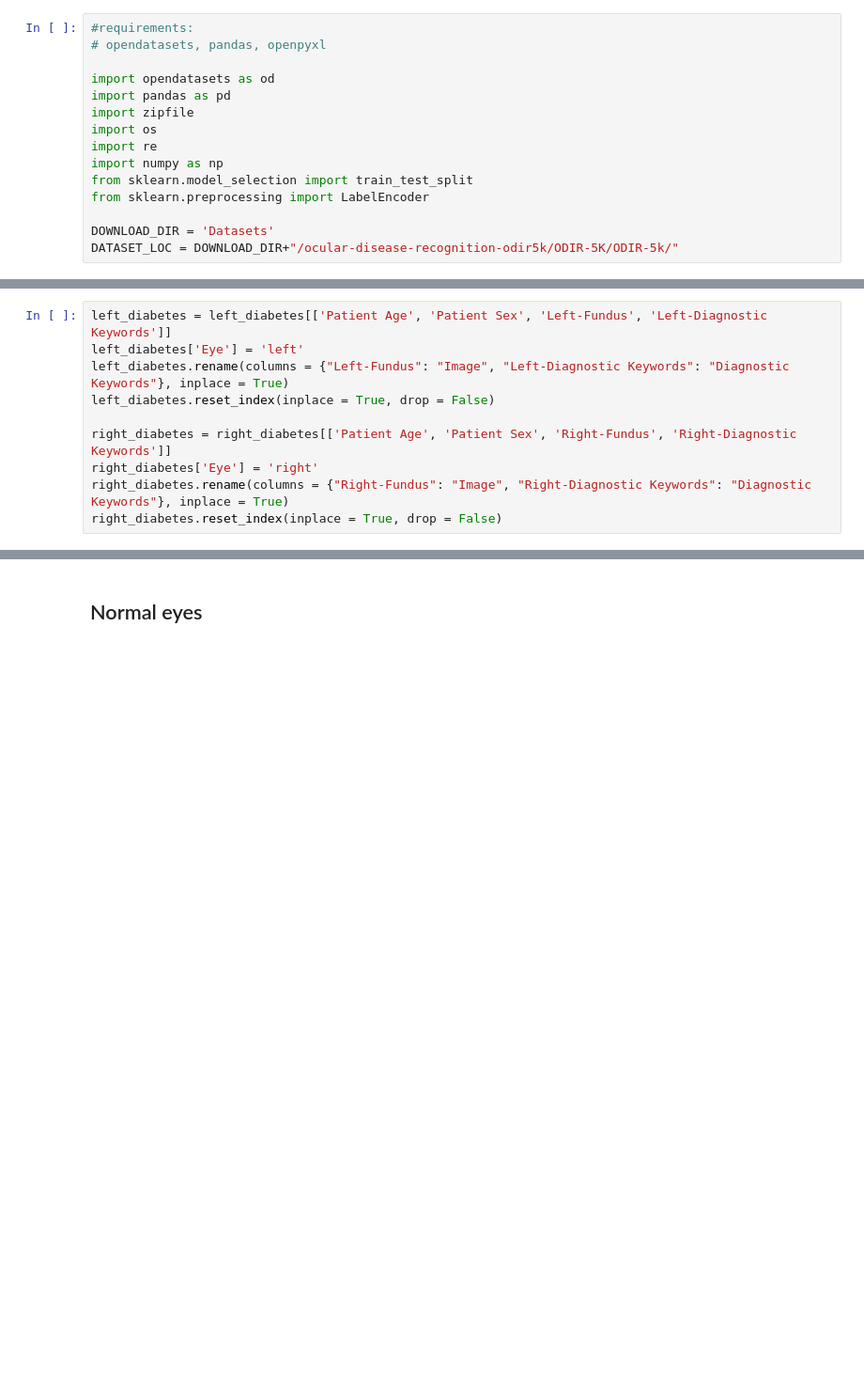
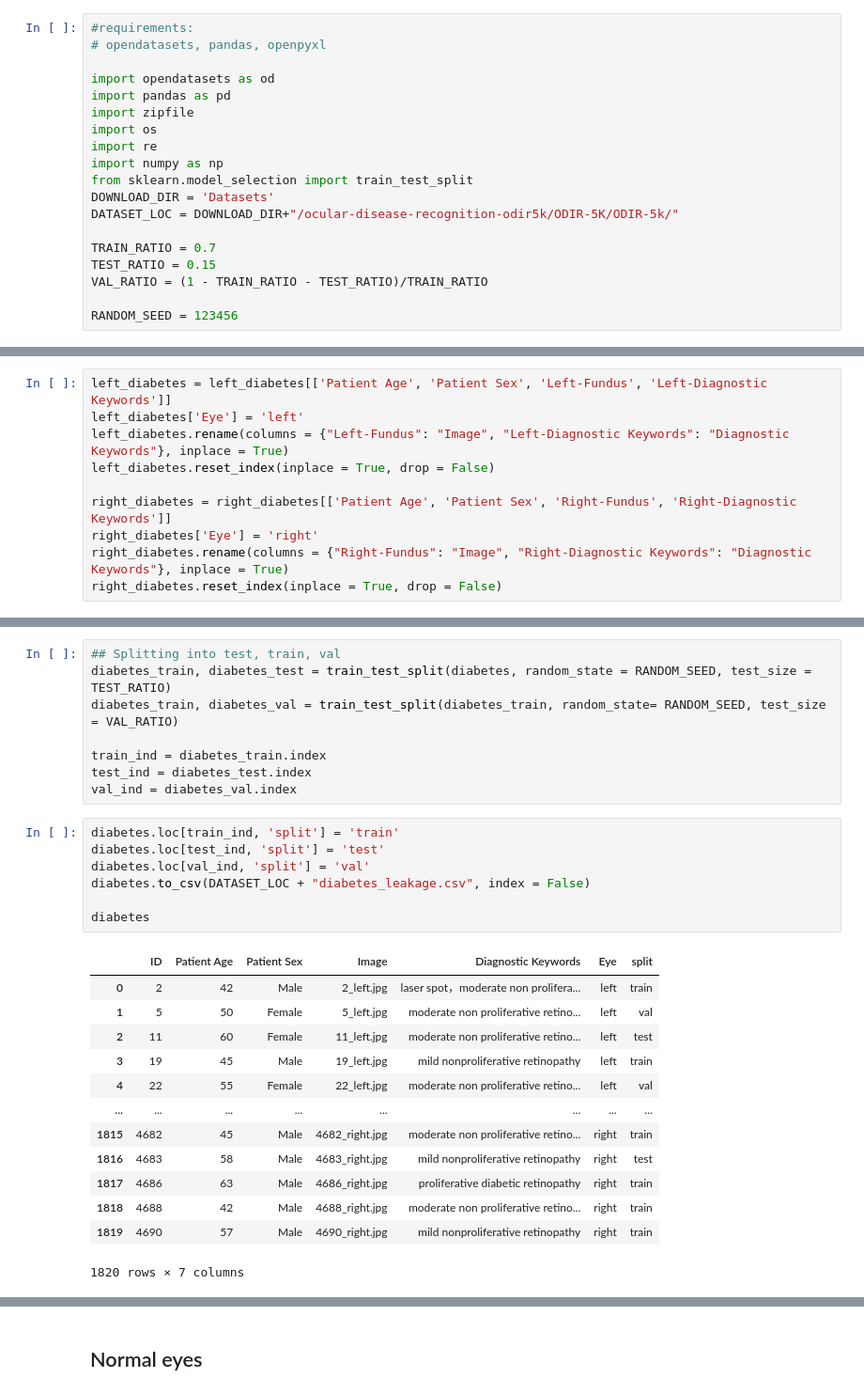
Before and after one commit to madhava20217/Ocular-Disease-Multiclass-Identification-ODIR19-, a Jupyter notebook: Preprocessing.ipynb, the cells around one changed output, grey strips where cells are left out. Shown: that part at 94% size. Saved outputs shown, nothing was run; the diff lists cells and outputs as text; blank space fills up the shorter version.

```diff
--- a/Preprocessing.ipynb
+++ b/Preprocessing.ipynb
@@ -11,10 +11,14 @@ import os
 import re
 import numpy as np
 from sklearn.model_selection import train_test_split
-from sklearn.preprocessing import LabelEncoder
-
 DOWNLOAD_DIR = 'Datasets'
 DATASET_LOC = DOWNLOAD_DIR+"/ocular-disease-recognition-odir5k/ODIR-5K/ODIR-5k/"
+
+TRAIN_RATIO = 0.7
+TEST_RATIO = 0.15
+VAL_RATIO = (1 - TRAIN_RATIO - TEST_RATIO)/TRAIN_RATIO
+
+RANDOM_SEED = 123456
 # %% [markdown]
 ## Downloading the Dataset
 # %%
@@ -114,0 +119,29 @@ diabetes
+# %%
+## Splitting into test, train, val
+diabetes_train, diabetes_test = train_test_split(diabetes, random_state = RANDOM_SEED, test_size = TEST_RATIO)
+diabetes_train, diabetes_val = train_test_split(diabetes_train, random_state= RANDOM_SEED, test_size = VAL_RATIO)
+
+train_ind = diabetes_train.index
+test_ind = diabetes_test.index
+val_ind = diabetes_val.index
+# %%
+diabetes.loc[train_ind, 'split'] = 'train'
+diabetes.loc[test_ind, 'split'] = 'test'
+diabetes.loc[val_ind, 'split'] = 'val'
+diabetes.to_csv(DATASET_LOC + "diabetes_leakage.csv", index = False)
+
+diabetes
+# %% [output]
+|  | ID | Patient Age | Patient Sex | Image | Diagnostic Keywords | Eye | split |
+| 0 | 2 | 42 | Male | 2_left.jpg | laser spot，moderate non prolifera... | left | train |
+| 1 | 5 | 50 | Female | 5_left.jpg | moderate non proliferative retino... | left | val |
+| 2 | 11 | 60 | Female | 11_left.jpg | moderate non proliferative retino... | left | test |
+| 3 | 19 | 45 | Male | 19_left.jpg | mild nonproliferative retinopathy | left | train |
+| 4 | 22 | 55 | Female | 22_left.jpg | moderate non proliferative retino... | left | val |
+| ... | ... | ... | ... | ... | ... | ... | ... |
+| 1815 | 4682 | 45 | Male | 4682_right.jpg | moderate non proliferative retino... | right | train |
+| 1816 | 4683 | 58 | Male | 4683_right.jpg | mild nonproliferative retinopathy | right | test |
+| 1817 | 4686 | 63 | Male | 4686_right.jpg | proliferative diabetic retinopathy | right | train |
+| 1818 | 4688 | 42 | Male | 4688_right.jpg | moderate non proliferative retino... | right | train |
+| 1819 | 4690 | 57 | Male | 4690_right.jpg | mild nonproliferative retinopathy | right | train |
+1820 rows × 7 columns
```
Also changed, not shown: parts of 19 cells of this notebook, 8 other files.
